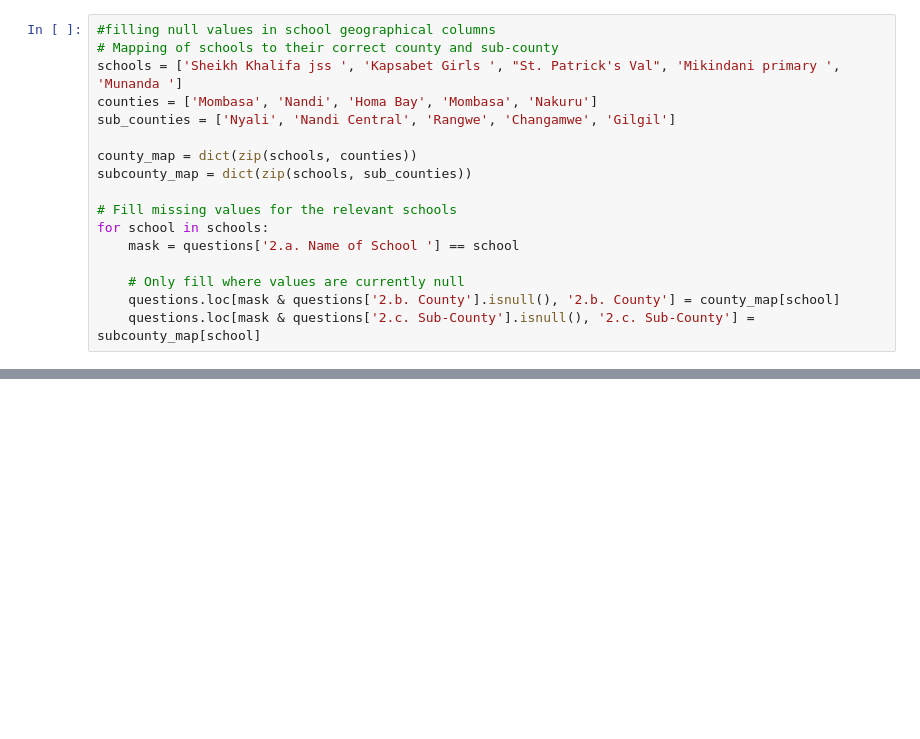
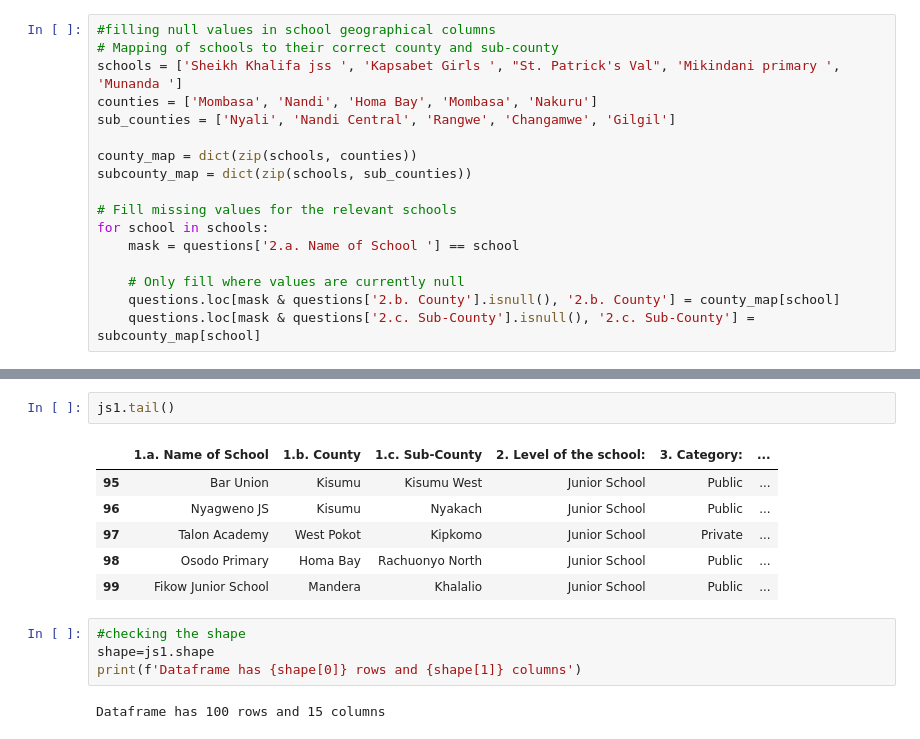
Before and after one commit to davidmasai/kenya-stem-digital-efficacy, a Jupyter notebook: Kenya_stem_digital_efficacy.ipynb, the cells around one changed output, grey strips where cells are left out. Saved outputs shown, nothing was run; the diff lists cells and outputs as text; blank space fills up the shorter version.

```diff
--- a/Kenya_stem_digital_efficacy.ipynb
+++ b/Kenya_stem_digital_efficacy.ipynb
@@ -203,0 +338,15 @@ for school in schools:
+# %%
+js1.tail()
+# %% [output]
+|  | 1.a. Name of School | 1.b. County | 1.c. Sub-County | 2. Level of the school: | 3. Category: | ... |
+| 95 | Bar Union | Kisumu | Kisumu West | Junior School | Public | ... |
+| 96 | Nyagweno JS | Kisumu | Nyakach | Junior School | Public | ... |
+| 97 | Talon Academy | West Pokot | Kipkomo | Junior School | Private | ... |
+| 98 | Osodo Primary | Homa Bay | Rachuonyo North | Junior School | Public | ... |
+| 99 | Fikow Junior School | Mandera | Khalalio | Junior School | Public | ... |
+# %%
+#checking the shape
+shape=js1.shape
+print(f'Dataframe has {shape[0]} rows and {shape[1]} columns')
+# %% [output]
+Dataframe has 100 rows and 15 columns
```
Also changed, not shown: parts of 54 cells of this notebook.
